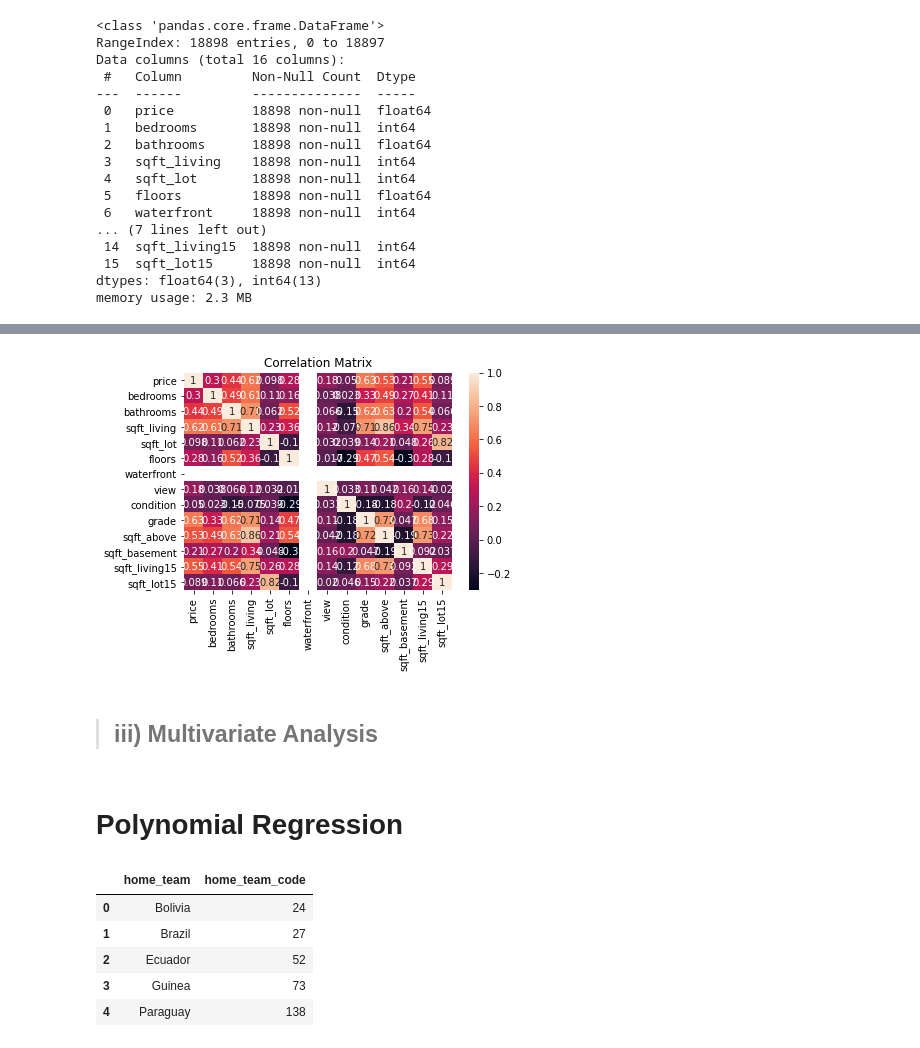
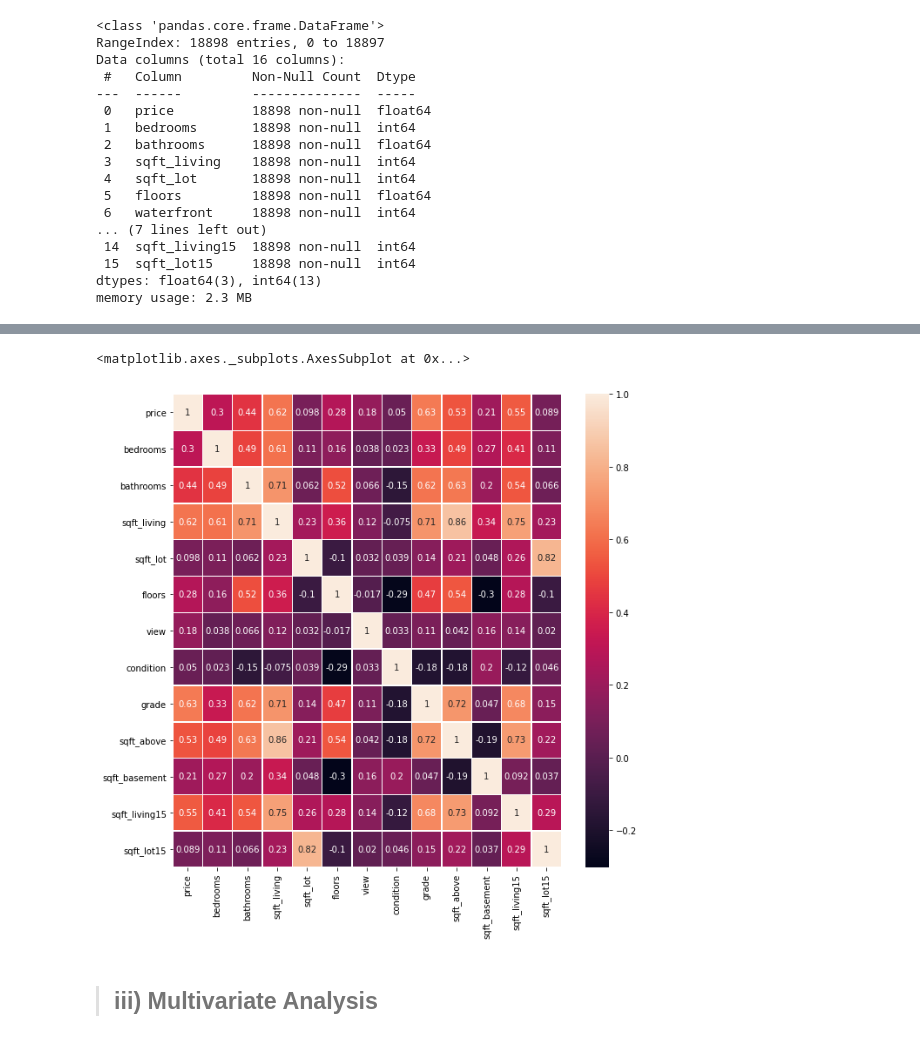
Before and after one commit to Collokd/Core_Week_7_Independent_Project, a Jupyter notebook: Week_7_Independent_Project_Collins_Kemboi.ipynb, the cells around one changed output, grey strips where cells are left out. Saved outputs shown, nothing was run; the diff lists cells and outputs as text; code cells hidden in the pictures.

```diff
--- a/Week_7_Independent_Project_Collins_Kemboi.ipynb
+++ b/Week_7_Independent_Project_Collins_Kemboi.ipynb
@@ -436,24 +436,14 @@ Text(0.5, 1.0, 'Pairplot of Numeric variables.')
-# %%
-# Plotting heatmap to show how our numeric variables correlate
-sns.heatmap(numerical.corr(),annot=True,)
-plt.title('Correlation Matrix')
-plt.show()
-# %% [output]
-[figure, removed]
+# %%
+# Create a correlation matrix
+corrMatrix = numerical.corr()
+corrMatrix
+
+# Vizualise the correlation matrix using a heat map
+
+fig, ax = plt.subplots(figsize=(10,10))
+sns.heatmap(corrMatrix, annot=True,  linewidths=.5, ax=ax)
+# %% [output]
+<matplotlib.axes._subplots.AxesSubplot at 0x...>
+[figure, added]
 # %% [markdown]
 > ## iii) Multivariate Analysis
-# %% [markdown]
-# Polynomial Regression
-# %%
-from sklearn.preprocessing import LabelEncoder
-
-lb_make = LabelEncoder()
-combined["home_team_code"] = lb_make.fit_transform(combined["home_team"])
-combined[["home_team", "home_team_code"]].head()
-# %% [output]
-|  | home_team | home_team_code |
-| 0 | Bolivia | 24 |
-| 1 | Brazil | 27 |
-| 2 | Ecuador | 52 |
-| 3 | Guinea | 73 |
-| 4 | Paraguay | 138 |
```
Also changed, not shown: parts of 72 cells of this notebook.
